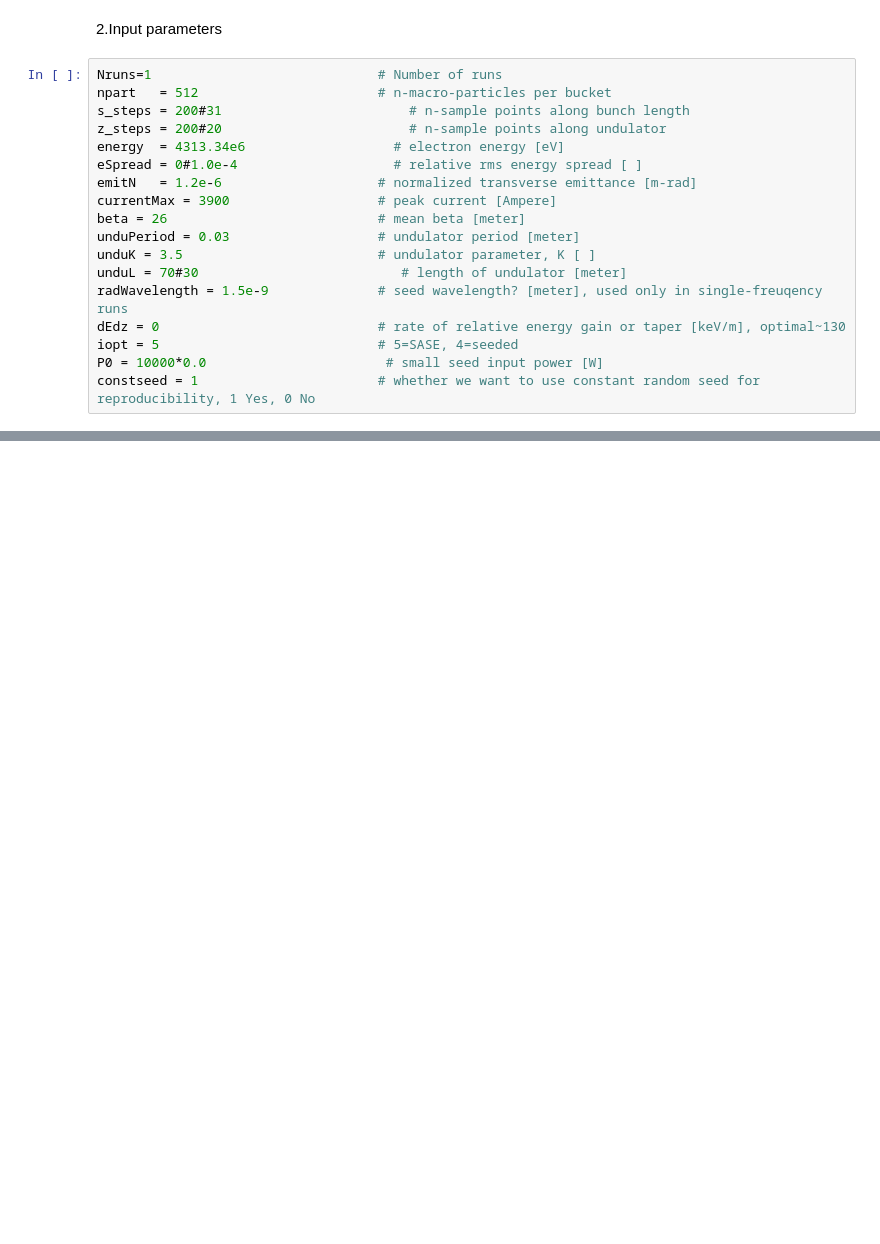
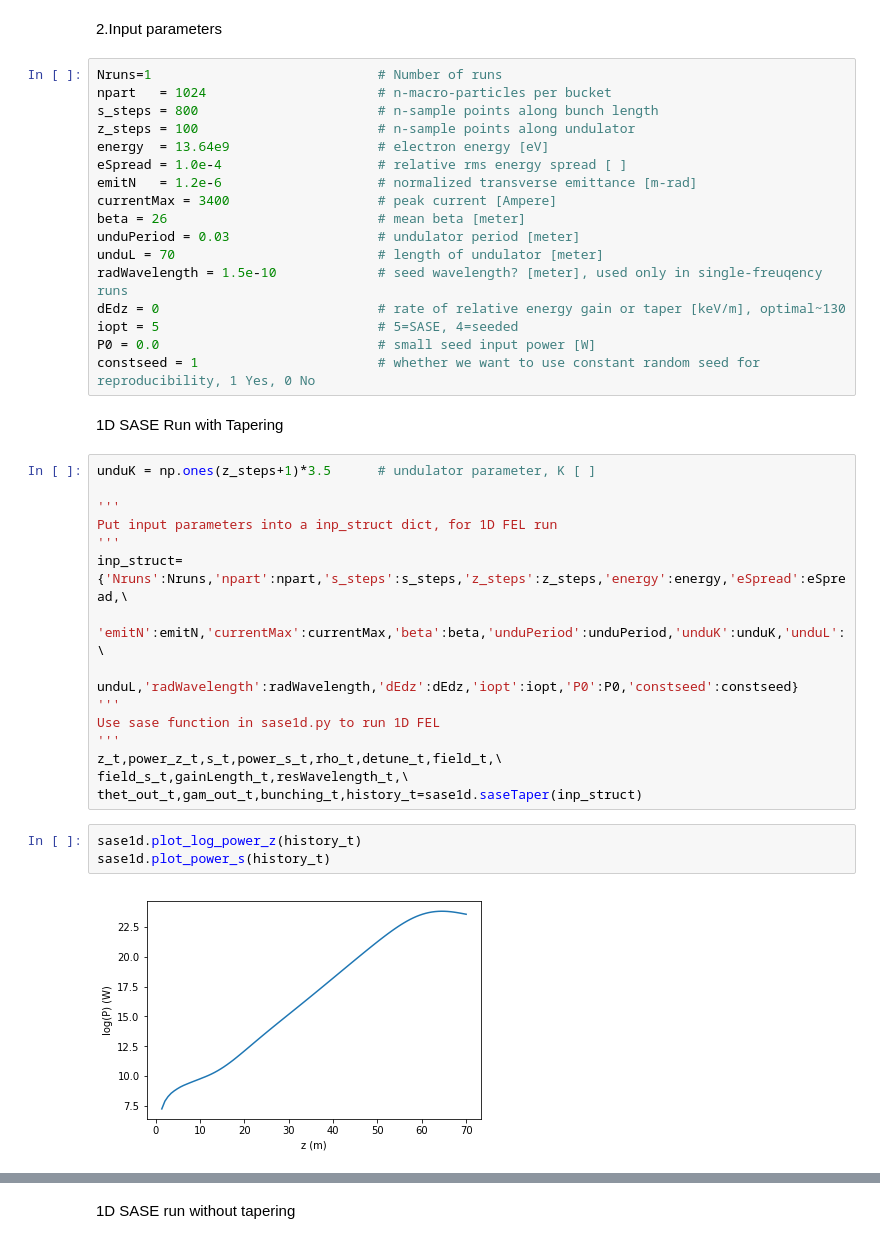
Before and after one commit to slaclab/zfel, a Jupyter notebook: examples/sase1d_run.ipynb, the cells around one changed output, grey strips where cells are left out. Saved outputs shown, nothing was run; the diff lists cells and outputs as text; blank space fills up the shorter version.

Commit message:
added tapering example

```diff
--- a/examples/sase1d_run.ipynb
+++ b/examples/sase1d_run.ipynb
@@ -18,19 +21,40 @@ from zfel import sase1d
 2.Input parameters
 # %%
 Nruns=1                             # Number of runs
-npart   = 512                       # n-macro-particles per bucket
-s_steps = 200#31                        # n-sample points along bunch length
-z_steps = 200#20                        # n-sample points along undulator
-energy  = 4313.34e6                   # electron energy [eV]
-eSpread = 0#1.0e-4                    # relative rms energy spread [ ]
+npart   = 1024                      # n-macro-particles per bucket
+s_steps = 800                       # n-sample points along bunch length
+z_steps = 100                       # n-sample points along undulator
+energy  = 13.64e9                   # electron energy [eV]
+eSpread = 1.0e-4                    # relative rms energy spread [ ]
 emitN   = 1.2e-6                    # normalized transverse emittance [m-rad]
-currentMax = 3900                   # peak current [Ampere]
+currentMax = 3400                   # peak current [Ampere]
 beta = 26                           # mean beta [meter]
 unduPeriod = 0.03                   # undulator period [meter]
-unduK = 3.5                         # undulator parameter, K [ ]
-unduL = 70#30                          # length of undulator [meter]
-radWavelength = 1.5e-9              # seed wavelength? [meter], used only in single-freuqency runs
+unduL = 70                          # length of undulator [meter]
+radWavelength = 1.5e-10             # seed wavelength? [meter], used only in single-freuqency runs
 dEdz = 0                            # rate of relative energy gain or taper [keV/m], optimal~130
 iopt = 5                            # 5=SASE, 4=seeded
-P0 = 10000*0.0                       # small seed input power [W]
+P0 = 0.0                            # small seed input power [W]
 constseed = 1                       # whether we want to use constant random seed for reproducibility, 1 Yes, 0 No
+# %% [markdown]
+1D SASE Run with Tapering
+# %%
+unduK = np.ones(z_steps+1)*3.5      # undulator parameter, K [ ]
+
+'''
+Put input parameters into a inp_struct dict, for 1D FEL run
+'''
+inp_struct={'Nruns':Nruns,'npart':npart,'s_steps':s_steps,'z_steps':z_steps,'energy':energy,'eSpread':eSpread,\
+            'emitN':emitN,'currentMax':currentMax,'beta':beta,'unduPeriod':unduPeriod,'unduK':unduK,'unduL':\
+            unduL,'radWavelength':radWavelength,'dEdz':dEdz,'iopt':iopt,'P0':P0,'constseed':constseed}
+'''
+Use sase function in sase1d.py to run 1D FEL
+'''
+z_t,power_z_t,s_t,power_s_t,rho_t,detune_t,field_t,\
+field_s_t,gainLength_t,resWavelength_t,\
+thet_out_t,gam_out_t,bunching_t,history_t=sase1d.saseTaper(inp_struct)
+# %%
+sase1d.plot_log_power_z(history_t)
+sase1d.plot_power_s(history_t)
+# %% [output]
+[figure, added]
@@ -37 +62,3 @@ constseed = 1                       # whether we want to use constant random see
+# %% [markdown]
+1D SASE run without tapering
 # %%
```
Also changed, not shown: parts of 11 cells of this notebook.
